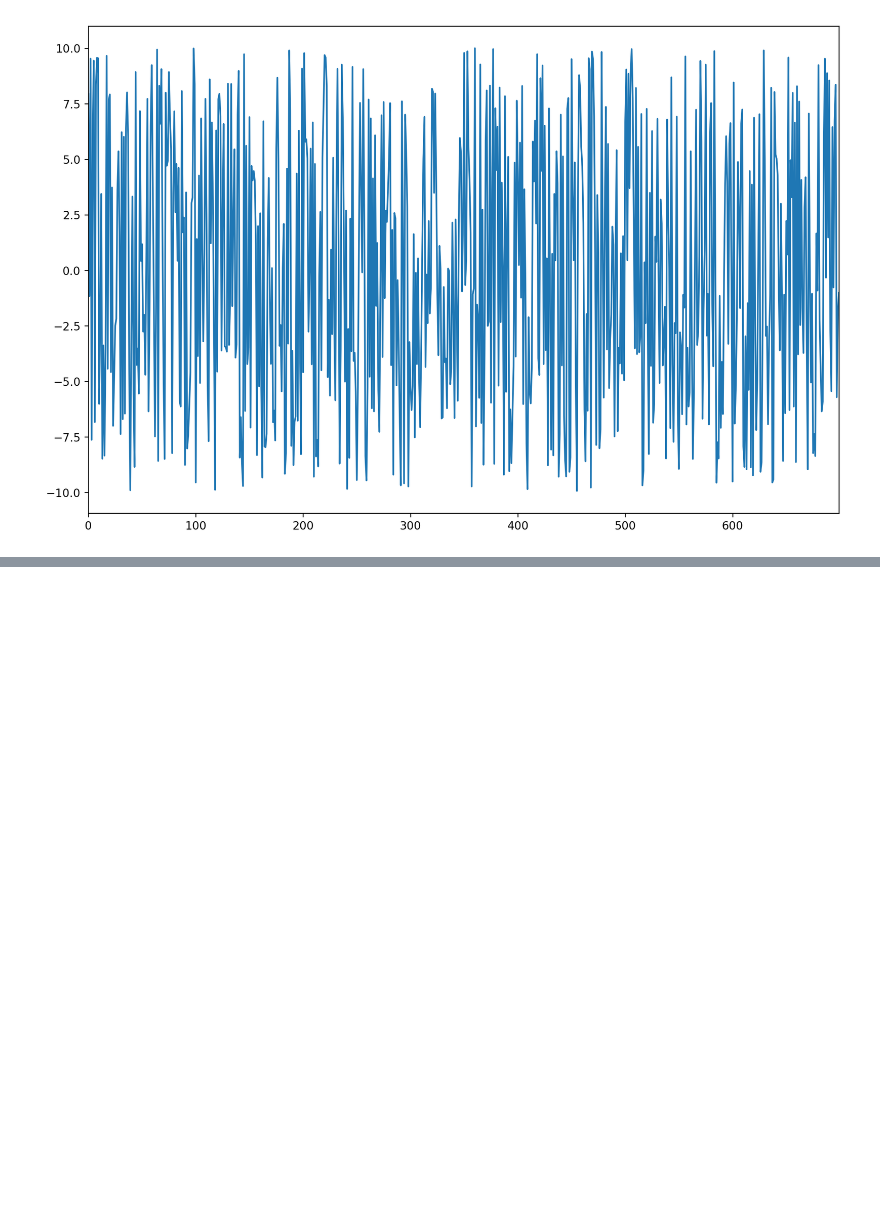
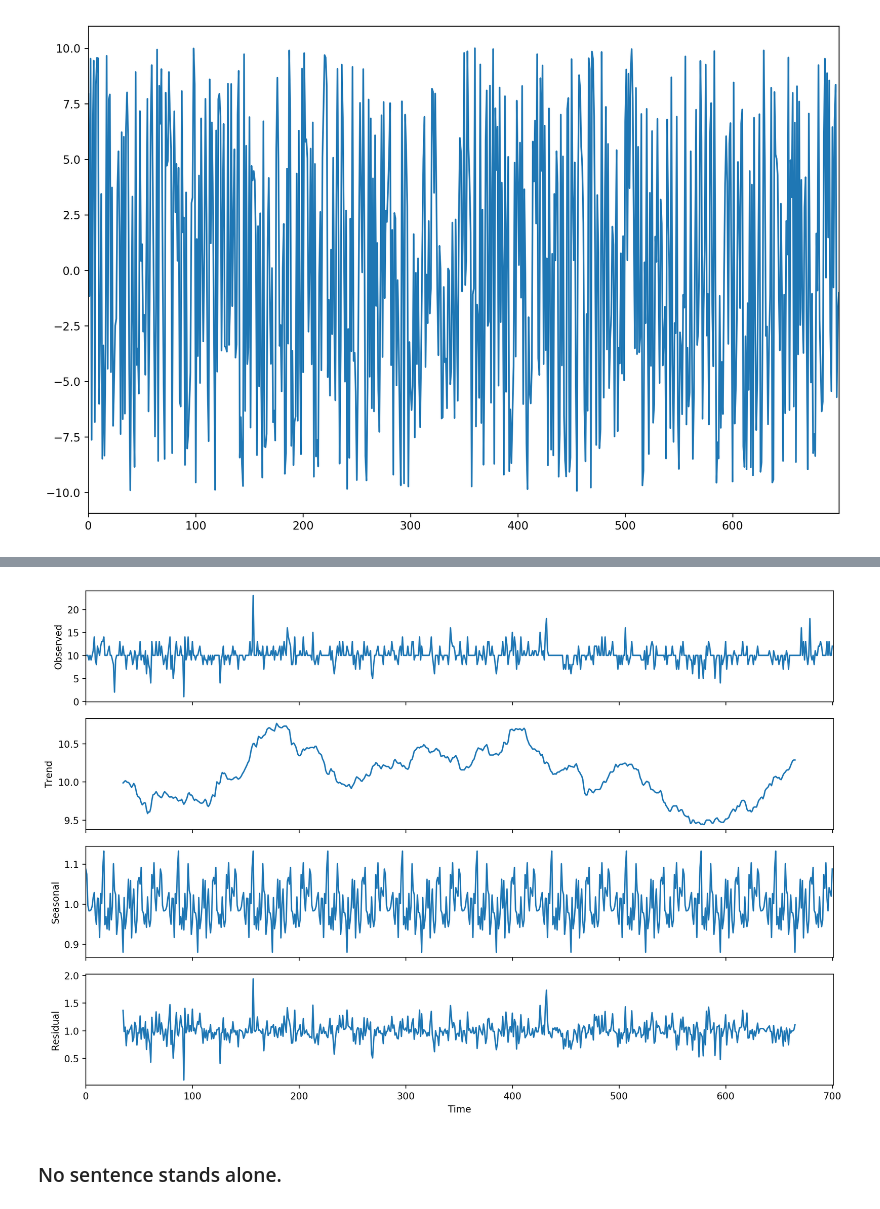
Before and after one commit to CultureAnalytics/DH2019, a Jupyter notebook: laudun/Sentiment.ipynb, the cells around one changed output, grey strips where cells are left out. Drawn from its saved outputs; the diff is of its cells as text; code cells hidden in the pictures; blank space fills up the shorter version.

Commit message:
Updated sentiment notebook.

```diff
--- a/laudun/Sentiment.ipynb
+++ b/laudun/Sentiment.ipynb
@@ -49,0 +61,11 @@ ValueError: Multiplicative seasonality is not appropriate for zero and negative
+# %%
+sentiments = series.tolist()
+
+sents = [ (sentiment + 10) for sentiment in sentiments]
+
+result = seasonal_decompose(sents, model='multiplicative', freq=70)
+ax = result.plot()
+# %% [output]
+[figure, added]
+# %% [markdown]
+### No sentence stands alone.
```
Also changed, not shown: parts of 3 cells of this notebook.
